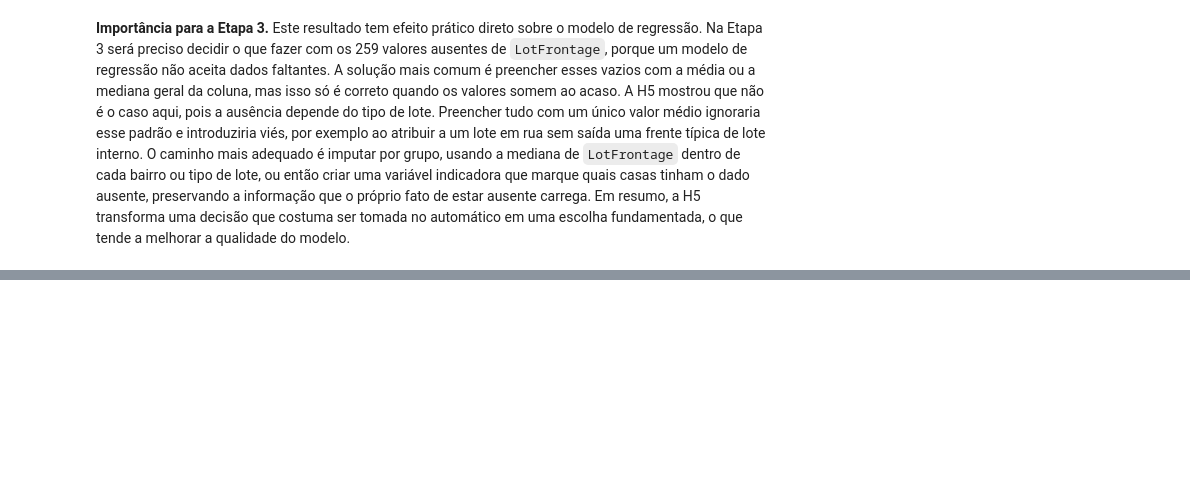
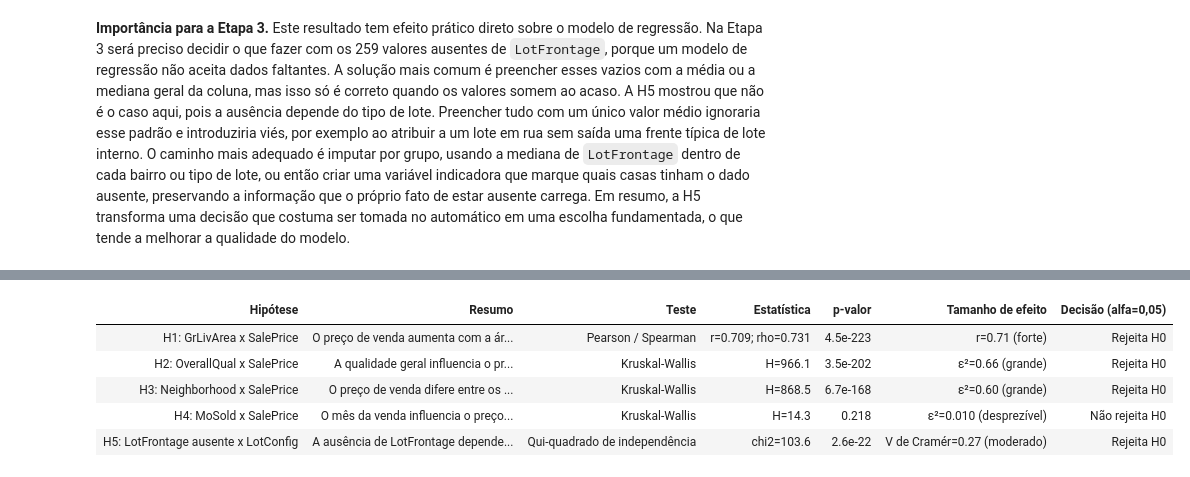
Before and after one commit to mariribeiro257/estat-exame-B, a Jupyter notebook: hypothesis_etapa2_5h (1).ipynb, the cells around one changed output, grey strips where cells are left out. Cells and saved outputs as stored; diff of their text form; code cells hidden in the pictures; blank space fills up the shorter version.

```diff
--- a/hypothesis_etapa2_5h (1).ipynb
+++ b/hypothesis_etapa2_5h (1).ipynb
@@ -396,6 +395,7 @@ print(f"Kruskal-Wallis: H = {H:.2f} | p = {p:.2e} | ε² = {eps:.3f}")
 
 resultados.append({
     "Hipótese": "H2: OverallQual x SalePrice",
+    "Resumo": "A qualidade geral influencia o preço de venda",
     "Teste": "Kruskal-Wallis",
     "Estatística": f"H={H:.1f}",
     "p-valor": f"{p:.1e}",
@@ -481,6 +481,7 @@ print(f"Kruskal-Wallis: H = {H:.1f} | p = {p:.2e} | ε² = {eps:.3f}")
 
 resultados.append({
     "Hipótese": "H3: Neighborhood x SalePrice",
+    "Resumo": "O preço de venda difere entre os bairros",
     "Teste": "Kruskal-Wallis",
     "Estatística": f"H={H:.1f}",
     "p-valor": f"{p:.1e}",
@@ -566,6 +567,7 @@ print(f"Kruskal-Wallis: H = {H:.2f} | p = {p:.3f} | ε² = {eps:.4f}")
 
 resultados.append({
     "Hipótese": "H4: MoSold x SalePrice",
+    "Resumo": "O mês da venda influencia o preço de venda",
     "Teste": "Kruskal-Wallis",
     "Estatística": f"H={H:.1f}",
     "p-valor": f"{p:.3f}",
@@ -686,6 +688,7 @@ print(f"V de Cramér = {v_cramer:.3f}")
 
 resultados.append({
     "Hipótese": "H5: LotFrontage ausente x LotConfig",
+    "Resumo": "A ausência de LotFrontage depende do tipo de lote",
     "Teste": "Qui-quadrado de independência",
     "Estatística": f"chi2={chi2:.1f}",
     "p-valor": f"{p:.1e}",
@@ -716,0 +724,21 @@ V de Cramér = 0.266
+# %%
+#@title Tabela-resumo das hipóteses: { display-mode: "form" }
+# Objetivo: consolidar os resultados das 5 hipóteses em uma tabela-resumo
+tabela_resumo = pd.DataFrame(resultados)
+
+(tabela_resumo.style
+    .hide(axis="index")
+    .set_properties(**{"text-align": "left", "font-size": "13px", "padding": "8px"})
+    .set_table_styles([
+        {"selector": "th",
+         "props": [("background-color", "#37474f"), ("color", "white"),
+                   ("text-align", "left"), ("padding", "8px")]}
+    ])
+)
+# %% [output]
+| Hipótese | Resumo | Teste | Estatística | p-valor | Tamanho de efeito | Decisão (alfa=0,05) |
+| H1: GrLivArea x SalePrice | O preço de venda aumenta com a ár... | Pearson / Spearman | r=0.709; rho=0.731 | 4.5e-223 | r=0.71 (forte) | Rejeita H0 |
+| H2: OverallQual x SalePrice | A qualidade geral influencia o pr... | Kruskal-Wallis | H=966.1 | 3.5e-202 | ε²=0.66 (grande) | Rejeita H0 |
+| H3: Neighborhood x SalePrice | O preço de venda difere entre os ... | Kruskal-Wallis | H=868.5 | 6.7e-168 | ε²=0.60 (grande) | Rejeita H0 |
+| H4: MoSold x SalePrice | O mês da venda influencia o preço... | Kruskal-Wallis | H=14.3 | 0.218 | ε²=0.010 (desprezível) | Não rejeita H0 |
+| H5: LotFrontage ausente x LotConfig | A ausência de LotFrontage depende... | Qui-quadrado de independência | chi2=103.6 | 2.6e-22 | V de Cramér=0.27 (moderado) | Rejeita H0 |
```
Also changed, not shown: parts of 6 cells of this notebook.
